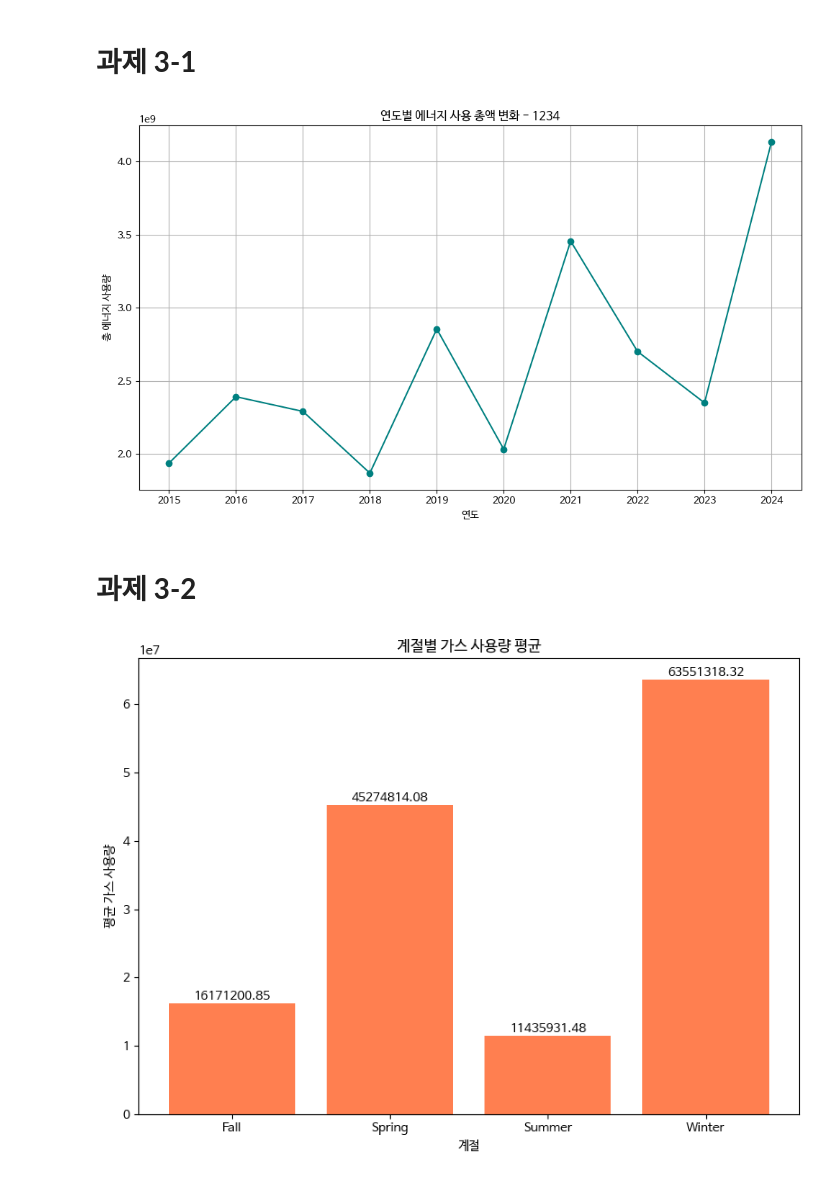
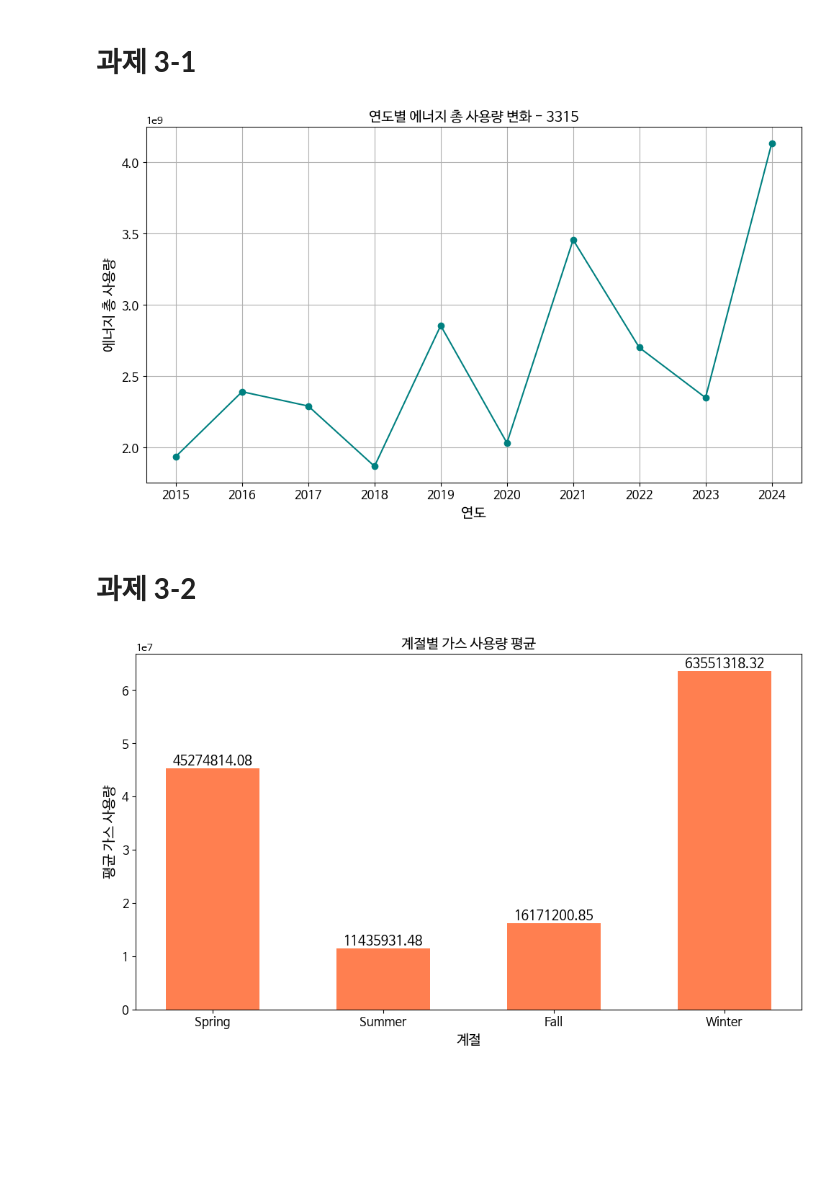
Before and after one commit to imksp/Data-Analysis-with-Open-Source, a Jupyter notebook: exercise.ipynb, the cells around one changed output. Cells and saved outputs as stored; diff of their text form; code cells hidden in the pictures; blank space fills up the shorter version.

```diff
--- a/exercise.ipynb
+++ b/exercise.ipynb
@@ -155,36 +159,45 @@ yearly_usage = df.groupby('YEAR')['TOTAL_USAGE'].sum().reset_index()
 # 시각화
 plt.figure(figsize=(10, 6))
 plt.plot(yearly_usage['YEAR'], yearly_usage['TOTAL_USAGE'], marker='o', linestyle='-', color='teal')
-plt.title('연도별 에너지 사용 총액 변화 - 1234')  # 학번 뒤 4자리 반영
-plt.xlabel('연도')
-plt.ylabel('총 에너지 사용량')
+plt.title('연도별 에너지 총 사용량 변화 - 3315', fontsize=14)  # 학번 뒤 4자리 반영
+plt.xlabel('연도', fontsize=14)
+plt.ylabel('에너지 총 사용량', fontsize=14)
+plt.xticks(fontsize=12)
+plt.yticks(fontsize=12)
 plt.grid(True)
 plt.tight_layout()
-plt.savefig('energy_usage_by_year_1234.png')  # 그래프 저장
+plt.savefig('energy_usage_by_year_3315.png')  # 그래프 저장
 plt.show()
 # %% [output]
-[figure, old version]
+[figure, new version]
 # %% [markdown]
 # **과제 3-2**
 # %%
 # 계절별 평균 가스 사용량 계산
-seasonal_gas = df.groupby('SEASON')['GUS'].mean().reset_index()
-seasonal_gas['GUS'] = seasonal_gas['GUS'].astype(float)
+season_gas = df.groupby('SEASON')['GUS'].mean().reset_index()
+season_gas['GUS'] = season_gas['GUS'].astype(float)
+
+# 계절 순서
+season_order = ['Spring', 'Summer', 'Fall', 'Winter']
+season_gas = season_gas.set_index('SEASON').loc[season_order].reset_index()
 
 # 시각화
-plt.figure(figsize=(8, 6))
-bars = plt.bar(seasonal_gas['SEASON'], seasonal_gas['GUS'], color='coral')
+plt.figure(figsize=(10, 6))
+bars = plt.bar(season_gas['SEASON'], season_gas['GUS'], color='coral', width=0.55)
 
 # 막대 위에 수치 표시
 for bar in bars:
     height = bar.get_height()
-    plt.text(bar.get_x() + bar.get_width()/2, height, f'{height:.2f}', ha='center', va='bottom')
+    plt.text(bar.get_x() + bar.get_width()/2, height, f'{height:.2f}', ha='center', va='bottom', fontsize=13
+             )
 
-plt.title('계절별 가스 사용량 평균')
-plt.xlabel('계절')
-plt.ylabel('평균 가스 사용량')
+plt.title('계절별 가스 사용량 평균', fontsize=14)
+plt.xlabel('계절', fontsize=14)
+plt.ylabel('평균 가스 사용량', fontsize=14)
+plt.xticks(fontsize=12)
+plt.yticks(fontsize=12)
 plt.tight_layout()
-plt.savefig('seasonal_gas_usage.png')  # 그래프 저장
+plt.savefig('season_gas_usage.png')  # 그래프 저장
 plt.show()
 # %% [output]
-[figure, old version]
+[figure, new version]
```
Also changed, not shown: parts of 6 cells of this notebook.
